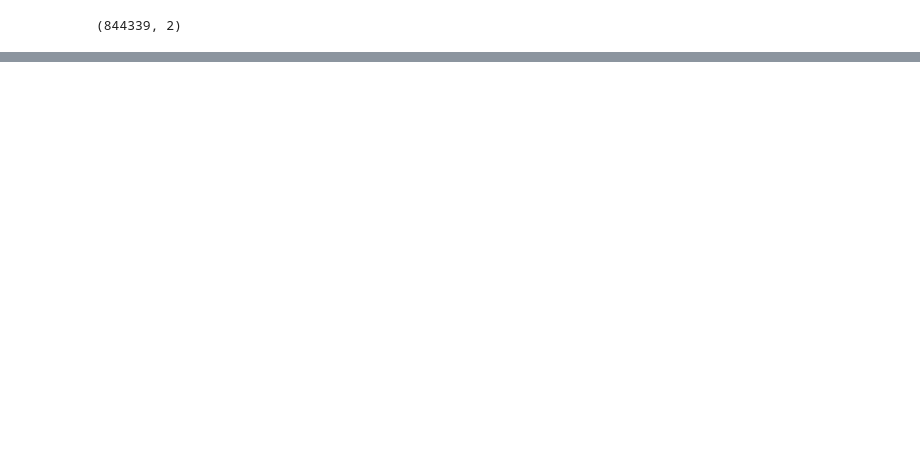
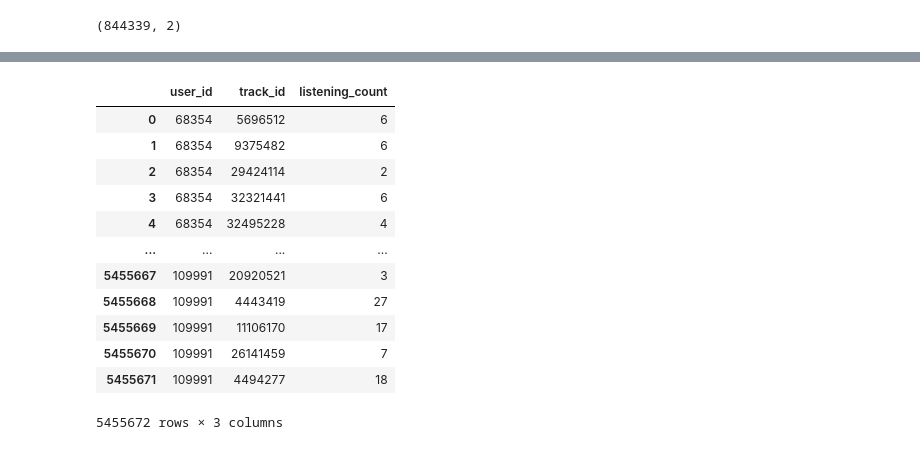
Before and after one commit to GloryFight3r/music_recommender, a Jupyter notebook: src/DataExploration/explore.ipynb, the cells around one changed output, grey strips where cells are left out. Cells and saved outputs as stored; diff of their text form; code cells hidden in the pictures; blank space fills up the shorter version.

```diff
--- a/src/DataExploration/explore.ipynb
+++ b/src/DataExploration/explore.ipynb
@@ -69,0 +144,19 @@ plt.scatter(
+# %%
+# load filtered listening events
+filtered_df = pd.read_csv('/Users/str1ct0wn3r/Documents/RP/data/Filtered_Data/filtered_listening_events.csv')
+
+filtered_df
+# %% [output]
+|  | user_id | track_id | listening_count |
+| 0 | 68354 | 5696512 | 6 |
+| 1 | 68354 | 9375482 | 6 |
+| 2 | 68354 | 29424114 | 2 |
+| 3 | 68354 | 32321441 | 6 |
+| 4 | 68354 | 32495228 | 4 |
+| ... | ... | ... | ... |
+| 5455667 | 109991 | 20920521 | 3 |
+| 5455668 | 109991 | 4443419 | 27 |
+| 5455669 | 109991 | 11106170 | 17 |
+| 5455670 | 109991 | 26141459 | 7 |
+| 5455671 | 109991 | 4494277 | 18 |
+5455672 rows × 3 columns
```
Also changed, not shown: parts of 16 cells of this notebook, 8 other files.
